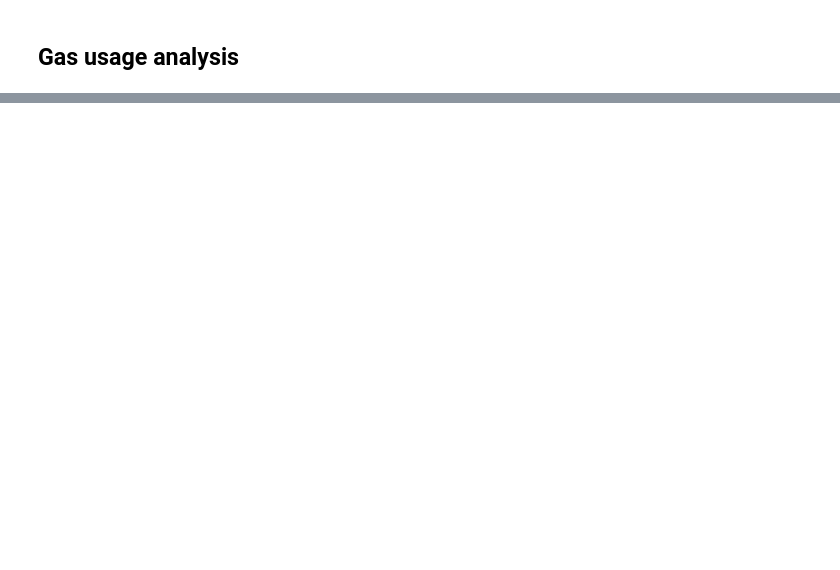
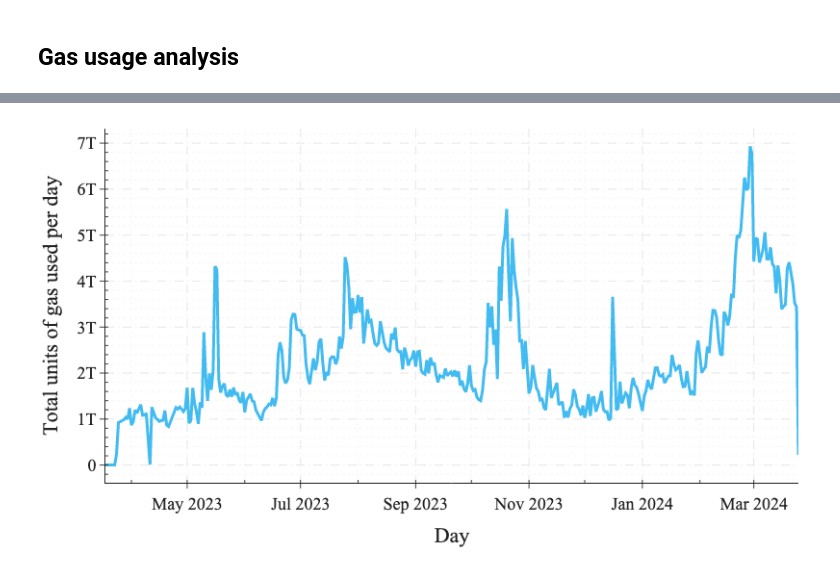
Before and after one commit to matter-labs/zksync-data-dump, a Jupyter notebook: notebooks/02-data-exploration-fees.ipynb, the cells around one changed output, grey strips where cells are left out. Cells and saved outputs as stored; diff of their text form; code cells hidden in the pictures; blank space fills up the shorter version.

```diff
--- a/notebooks/02-data-exploration-fees.ipynb
+++ b/notebooks/02-data-exploration-fees.ipynb
@@ -154,0 +179,14 @@ fig.show('png')
+# %%
+fig = go.Figure(layout=get_plotly_layout(width=width, height=height))
+fig.add_trace(go.Scatter(
+    x=tx_data_per_day_df.iloc[2:]['day'],
+    y=tx_data_per_day_df.iloc[2:]['total_gas_used_day'],
+    line=dict(color=colors['blue'], width=3, dash='solid'), mode='lines'))
+
+fig.update_layout(yaxis_title="Total units of gas used per day",
+                  xaxis_title="Day", legend=dict(xanchor='center', x=0.5, y=1.02, orientation='h'))
+
+fig.write_image(os.path.join(plots_dir,'daily-total-gas-used-v2.pdf'))
+fig.show('png')
+# %% [output]
+[figure, added]
```
Also changed, not shown: parts of 6 cells of this notebook.
